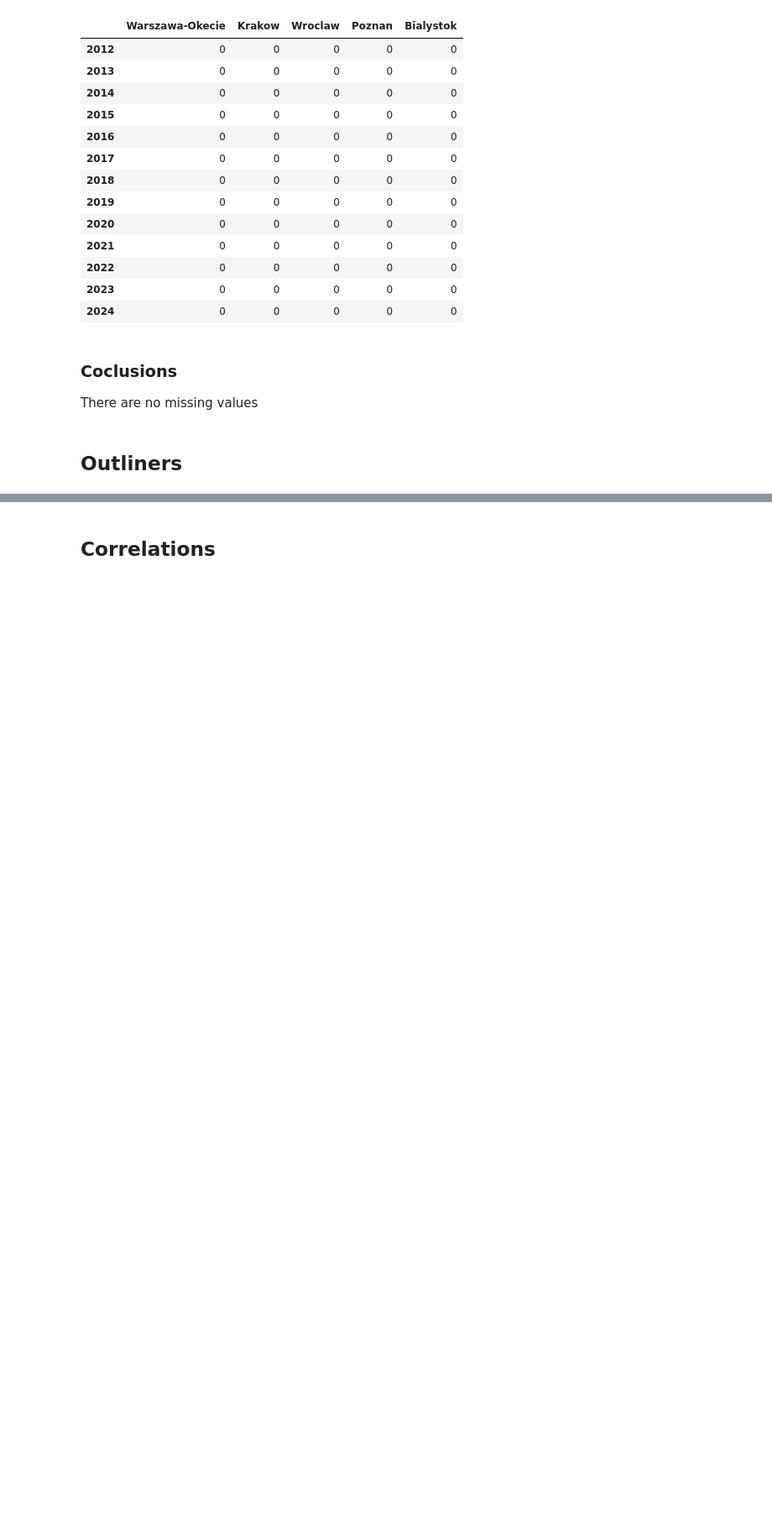
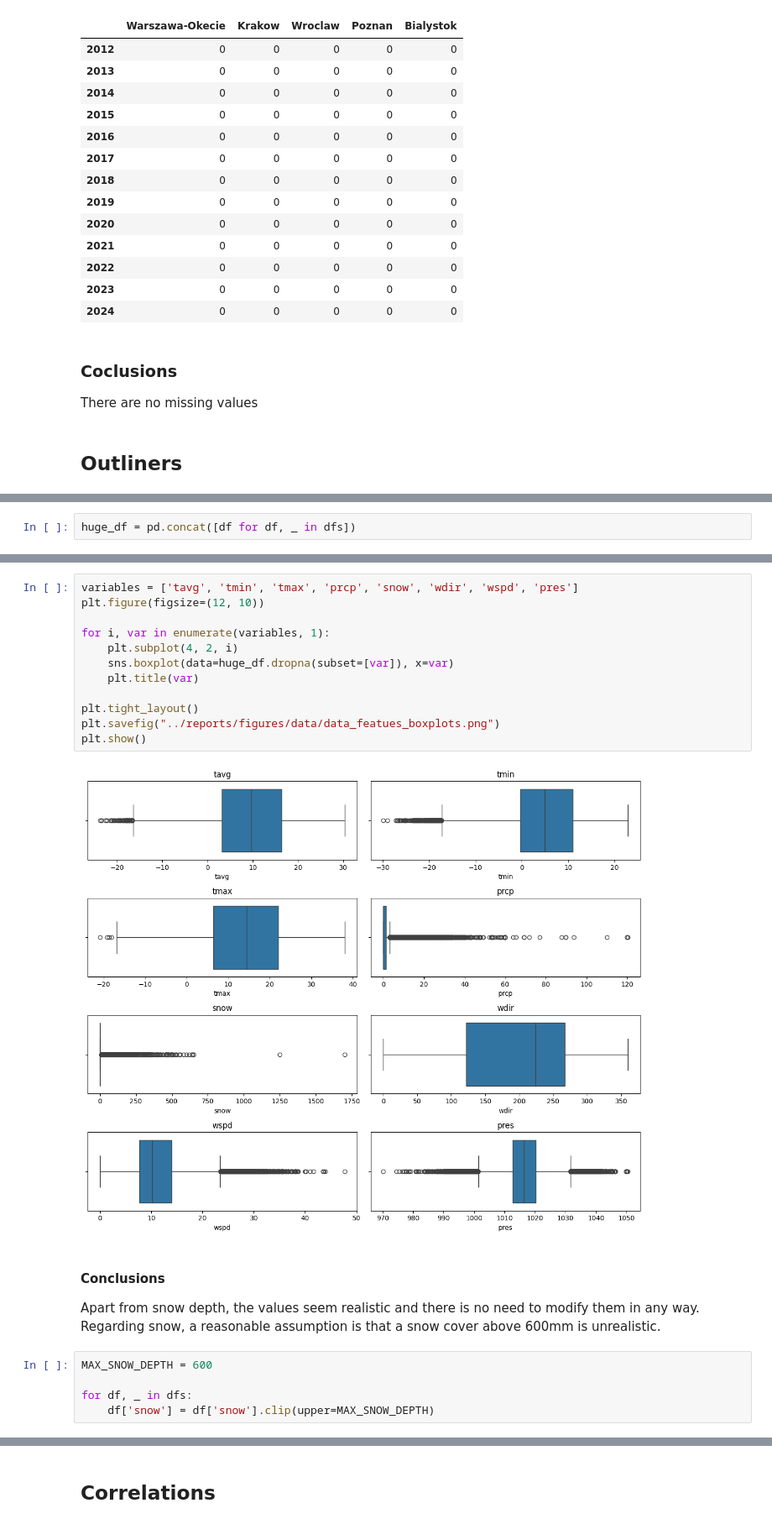
Before and after one commit to Matthev00/Meteo_model, a Jupyter notebook: notebooks/02_exploratory_data_analysis.ipynb, the cells around one changed output, grey strips where cells are left out. Shown at 84% size. Cells and saved outputs as stored; diff of their text form; blank space fills up the shorter version.

```diff
--- a/notebooks/02_exploratory_data_analysis.ipynb
+++ b/notebooks/02_exploratory_data_analysis.ipynb
@@ -841,0 +846,2 @@ There are no missing values
+# %%
+huge_df = pd.concat([df for df, _ in dfs])
@@ -841,0 +872,22 @@ There are no missing values
+# %%
+variables = ['tavg', 'tmin', 'tmax', 'prcp', 'snow', 'wdir', 'wspd', 'pres']
+plt.figure(figsize=(12, 10))
+
+for i, var in enumerate(variables, 1):
+    plt.subplot(4, 2, i)
+    sns.boxplot(data=huge_df.dropna(subset=[var]), x=var)
+    plt.title(var)
+
+plt.tight_layout()
+plt.savefig("../reports/figures/data/data_featues_boxplots.png")
+plt.show()
+# %% [output]
+[figure, added]
+# %% [markdown]
+#### Conclusions
+Apart from snow depth, the values seem realistic and there is no need to modify them in any way. Regarding snow, a reasonable assumption is that a snow cover above 600mm is unrealistic.
+# %%
+MAX_SNOW_DEPTH = 600
+
+for df, _ in dfs:
+    df['snow'] = df['snow'].clip(upper=MAX_SNOW_DEPTH)
```
Also changed, not shown: parts of 7 cells of this notebook, 2 other files.
